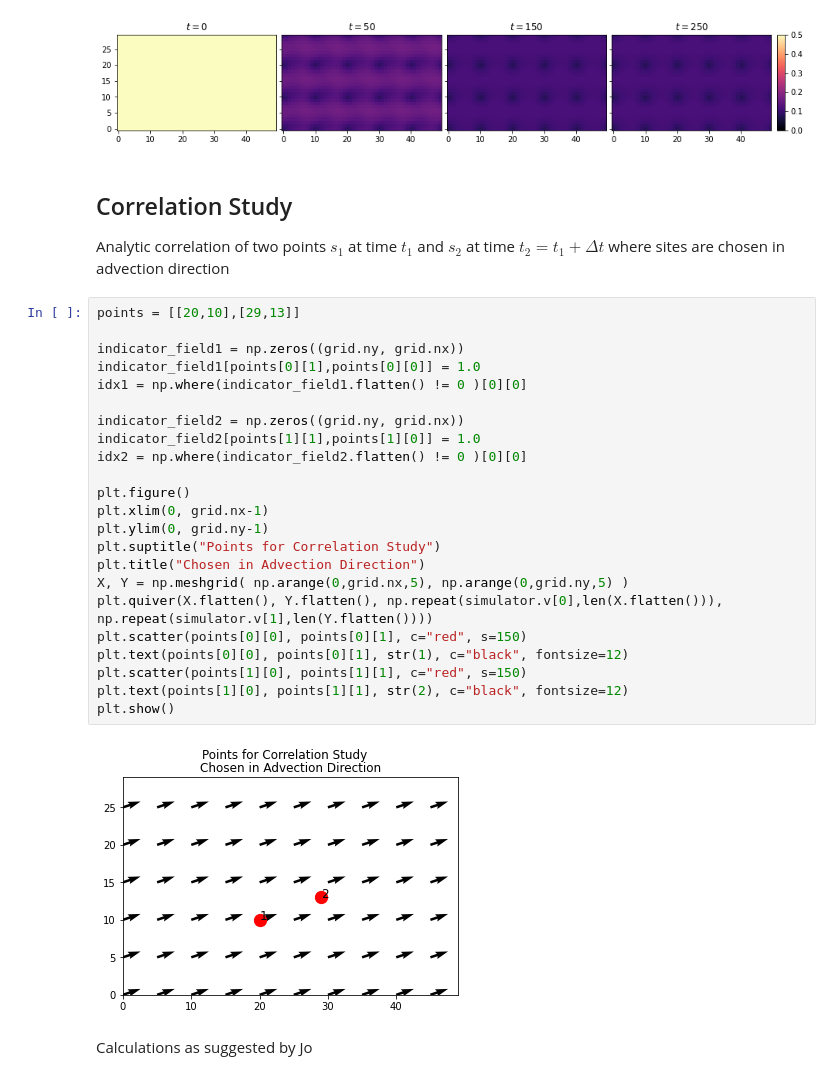
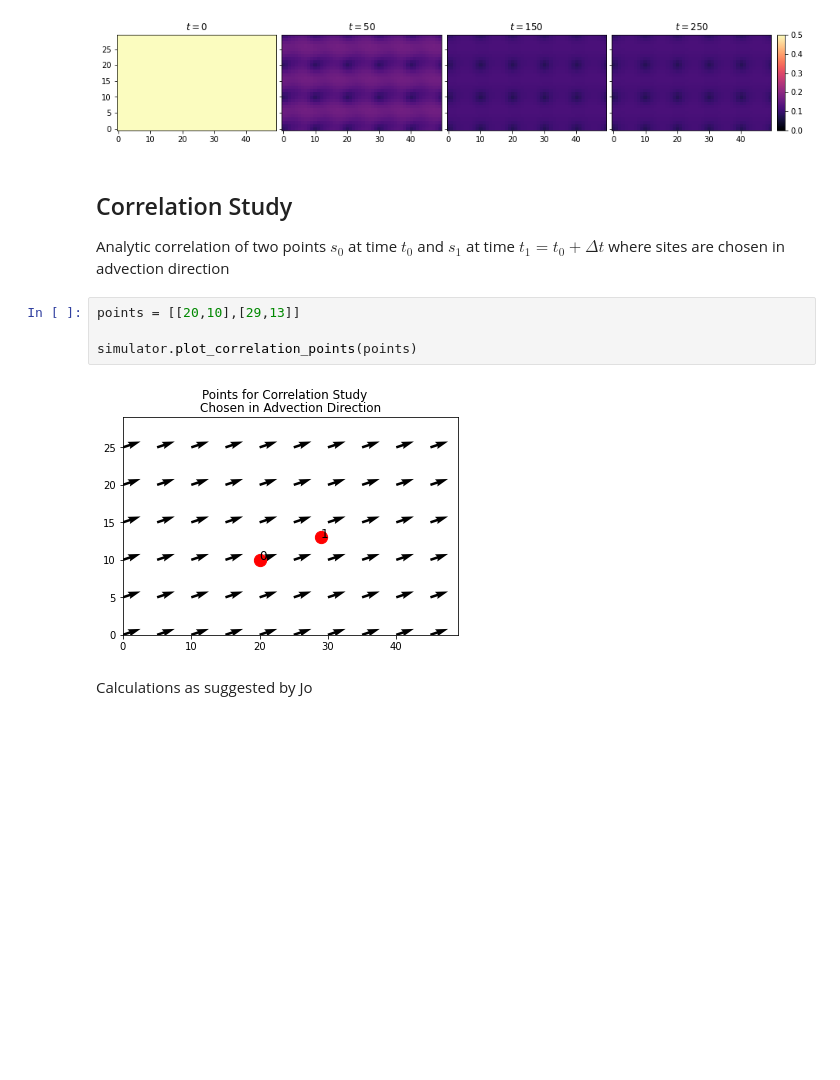
Before and after one commit to FlorianBeiser/advectionDiffusion, a Jupyter notebook: KFiltering.ipynb, the cells around one changed output. Drawn from its saved outputs; the diff is of its cells as text; blank space fills up the shorter version.

Commit message:
compact correlation calculations

```diff
--- a/KFiltering.ipynb
+++ b/KFiltering.ipynb
@@ -128,31 +128,12 @@ plt.show()
 # %% [markdown]
 ## Correlation Study
 
-Analytic correlation of two points $s_1$ at time $t_1$ and $s_2$ at time $t_2 = t_1 + \Delta t$ where sites are chosen in advection direction
+Analytic correlation of two points $s_0$ at time $t_0$ and $s_1$ at time $t_1 = t_0 + \Delta t$ where sites are chosen in advection direction
-# %%
-points = [[20,10],[29,13]]
-
-indicator_field1 = np.zeros((grid.ny, grid.nx))
-indicator_field1[points[0][1],points[0][0]] = 1.0
-idx1 = np.where(indicator_field1.flatten() != 0 )[0][0]
-
-indicator_field2 = np.zeros((grid.ny, grid.nx))
-indicator_field2[points[1][1],points[1][0]] = 1.0
-idx2 = np.where(indicator_field2.flatten() != 0 )[0][0]
-
-plt.figure()
-plt.xlim(0, grid.nx-1)
-plt.ylim(0, grid.ny-1)
-plt.suptitle("Points for Correlation Study")
-plt.title("Chosen in Advection Direction")
-X, Y = np.meshgrid( np.arange(0,grid.nx,5), np.arange(0,grid.ny,5) )
-plt.quiver(X.flatten(), Y.flatten(), np.repeat(simulator.v[0],len(X.flatten())), np.repeat(simulator.v[1],len(Y.flatten())))
-plt.scatter(points[0][0], points[0][1], c="red", s=150)
-plt.text(points[0][0], points[0][1], str(1), c="black", fontsize=12)
-plt.scatter(points[1][0], points[1][1], c="red", s=150)
-plt.text(points[1][0], points[1][1], str(2), c="black", fontsize=12)
-plt.show()
-# %% [output]
-[figure, removed]
+# %%
+points = [[20,10],[29,13]]
+
+simulator.plot_correlation_points(points)
+# %% [output]
+[figure, added]
 # %% [markdown]
 Calculations as suggested by Jo
```
Also changed, not shown: parts of 2 cells of this notebook, 5 other files.
